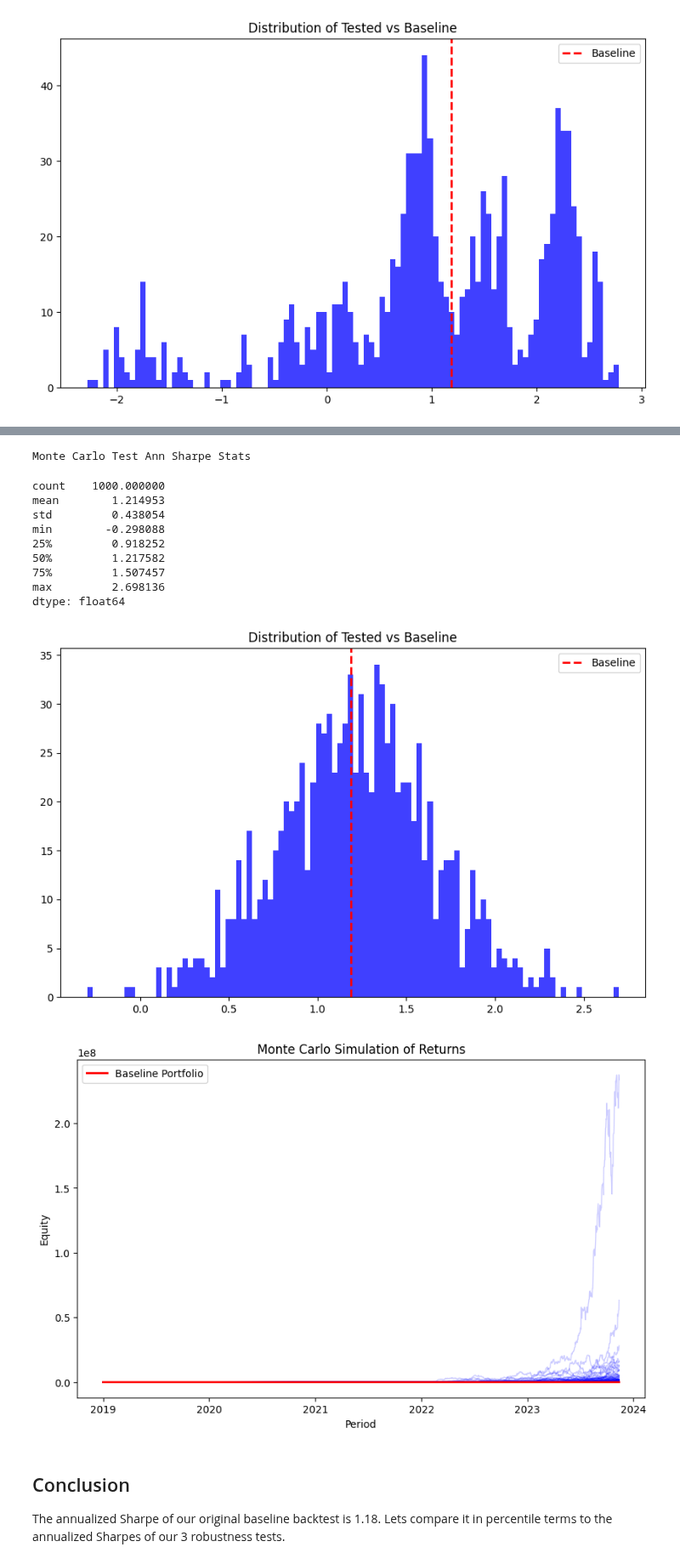
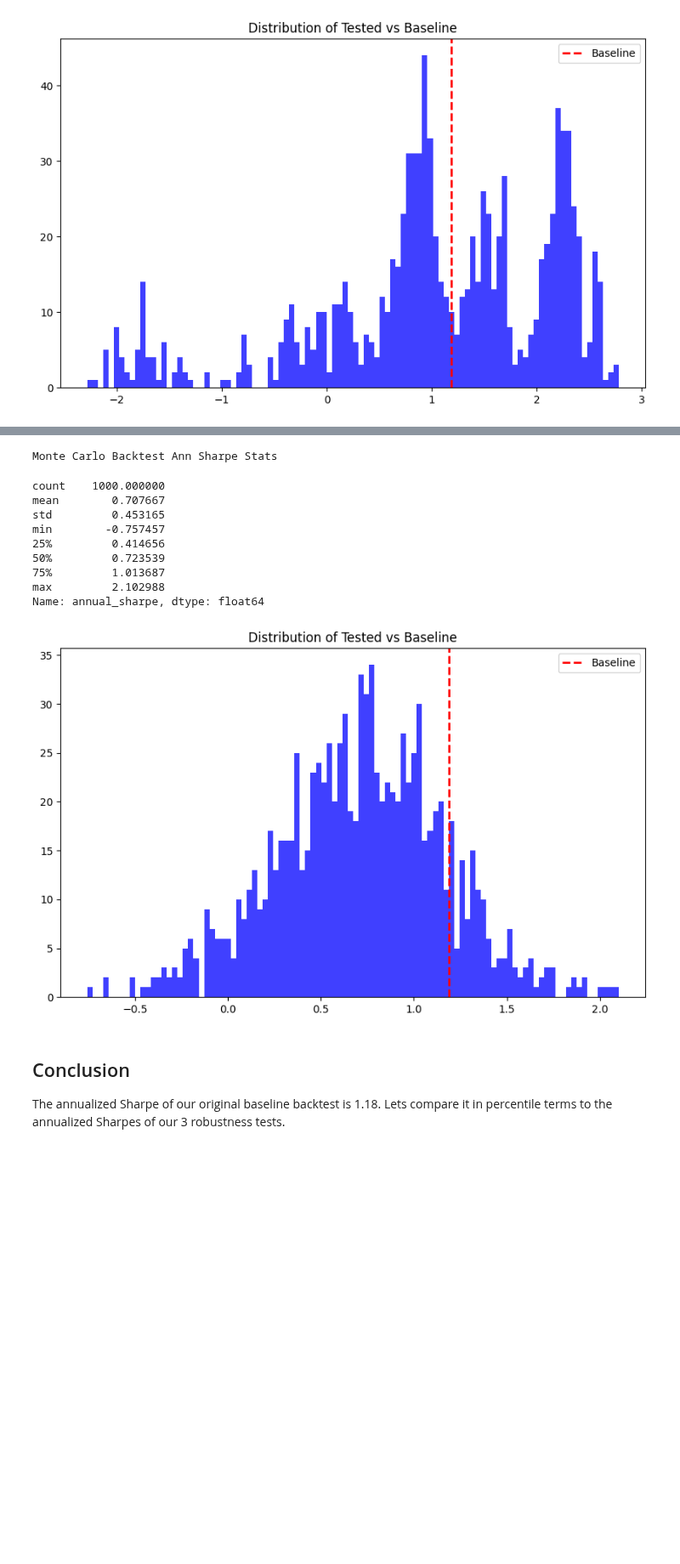
Before and after one commit to thecolngroup/alphavec, a Jupyter notebook: example.ipynb, the cells around one changed output, grey strips where cells are left out. Shown at 85% size. Saved outputs shown, nothing was run; the diff lists cells and outputs as text; code cells hidden in the pictures; blank space fills up the shorter version.

```diff
--- a/example.ipynb
+++ b/example.ipynb
@@ -333,35 +296,28 @@ The monte carlo test simulates alternative progressions of our portfolio equity,
-# %%
-mc_rets = vbt.monte_carlo_test(port_rets)
-mc_navs = vbt.nav(mc_rets)
-mc_ann_sharpes = vbt._ann_sharpe(mc_rets, ann_risk_free_rate=0, freq_year=365)
-baseline_nav = vbt.nav(port_rets)
-
-print("Monte Carlo Test Ann Sharpe Stats")
-display(mc_ann_sharpes.describe())
-hist(baseline_ann_sharpe, mc_ann_sharpes)
-
-# Visualize simulated progression of returns
-plt.figure(figsize=(10, 6))
-plt.plot(mc_navs, linewidth=1, alpha=0.2, color="blue")
-plt.plot(baseline_nav, linewidth=2, color="red", label="Baseline Portfolio")
-plt.title("Monte Carlo Simulation of Returns")
-plt.xlabel("Period")
-plt.ylabel("Equity")
-plt.legend()
-plt.show()
-# %% [output]
-Monte Carlo Test Ann Sharpe Stats
-count    1000.000000
-mean        1.214953
-std         0.438054
-min        -0.298088
-25%         0.918252
-50%         1.217582
-75%         1.507457
-max         2.698136
-dtype: float64
-[figure, removed]
-[figure, removed]
+# %%
+mc_results = vbt.monte_carlo_test(
+    weights,
+    trade_prices,
+    bt_func,
+    test_n=1000,
+    seed=1,
+)
+
+
+print("Monte Carlo Backtest Ann Sharpe Stats")
+display(mc_results["annual_sharpe"].describe())
+hist(baseline_ann_sharpe, mc_results["annual_sharpe"])
+# %% [output]
+Monte Carlo Backtest Ann Sharpe Stats
+count    1000.000000
+mean        0.707667
+std         0.453165
+min        -0.757457
+25%         0.414656
+50%         0.723539
+75%         1.013687
+max         2.102988
+Name: annual_sharpe, dtype: float64
+[figure, added]
 # %% [markdown]
 ## Conclusion
 
```
Also changed, not shown: parts of 6 cells of this notebook, 2 other files.
